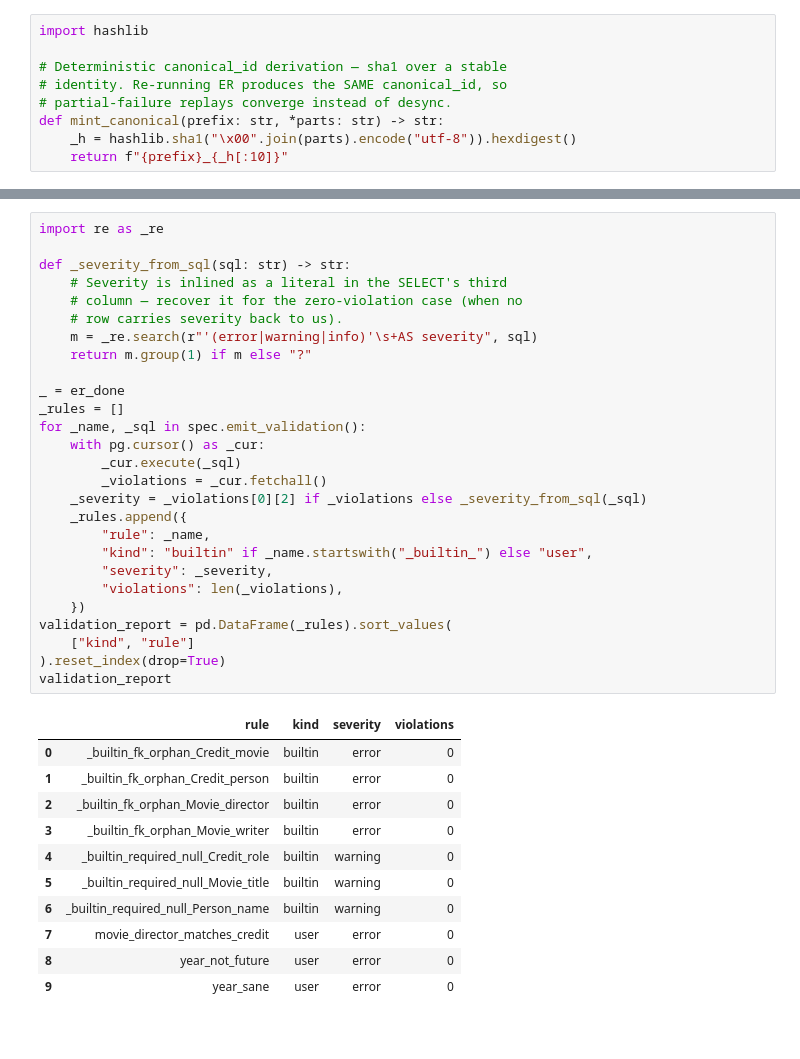
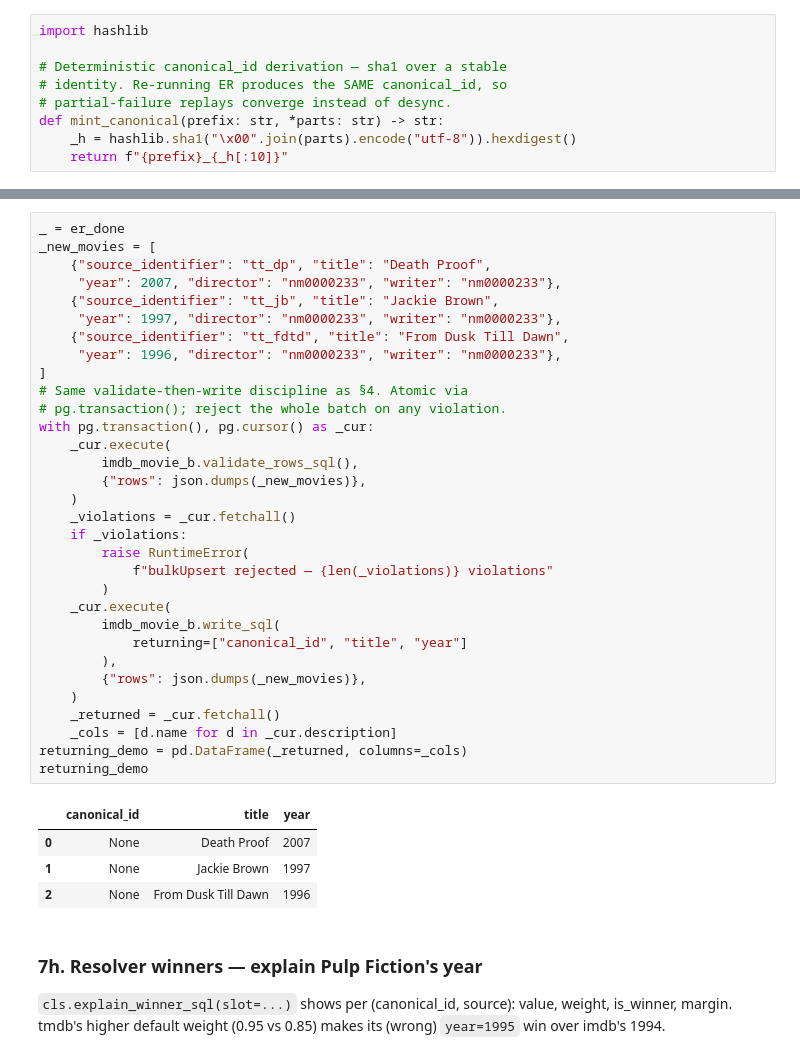
Before and after one commit to CircArgs/knot, a Jupyter notebook: notebooks/06_end_to_end.ipynb, the cells around one changed output, grey strips where cells are left out. Cells and saved outputs as stored; diff of their text form; blank space fills up the shorter version.

```diff
--- a/notebooks/06_end_to_end.ipynb
+++ b/notebooks/06_end_to_end.ipynb
@@ -859,39 +899,44 @@ and violation count after the clean ingest + ER above.
 # %%
-import re as _re
-
-def _severity_from_sql(sql: str) -> str:
-    # Severity is inlined as a literal in the SELECT's third
-    # column — recover it for the zero-violation case (when no
-    # row carries severity back to us).
-    m = _re.search(r"'(error|warning|info)'\s+AS severity", sql)
-    return m.group(1) if m else "?"
-
 _ = er_done
-_rules = []
-for _name, _sql in spec.emit_validation():
-    with pg.cursor() as _cur:
-        _cur.execute(_sql)
-        _violations = _cur.fetchall()
-    _severity = _violations[0][2] if _violations else _severity_from_sql(_sql)
-    _rules.append({
-        "rule": _name,
-        "kind": "builtin" if _name.startswith("_builtin_") else "user",
-        "severity": _severity,
-        "violations": len(_violations),
-    })
-validation_report = pd.DataFrame(_rules).sort_values(
-    ["kind", "rule"]
-).reset_index(drop=True)
-validation_report
+_new_movies = [
+    {"source_identifier": "tt_dp", "title": "Death Proof",
+     "year": 2007, "director": "nm0000233", "writer": "nm0000233"},
+    {"source_identifier": "tt_jb", "title": "Jackie Brown",
+     "year": 1997, "director": "nm0000233", "writer": "nm0000233"},
+    {"source_identifier": "tt_fdtd", "title": "From Dusk Till Dawn",
+     "year": 1996, "director": "nm0000233", "writer": "nm0000233"},
+]
+# Same validate-then-write discipline as §4. Atomic via
+# pg.transaction(); reject the whole batch on any violation.
+with pg.transaction(), pg.cursor() as _cur:
+    _cur.execute(
+        imdb_movie_b.validate_rows_sql(),
+        {"rows": json.dumps(_new_movies)},
+    )
+    _violations = _cur.fetchall()
+    if _violations:
+        raise RuntimeError(
+            f"bulkUpsert rejected — {len(_violations)} violations"
+        )
+    _cur.execute(
+        imdb_movie_b.write_sql(
+            returning=["canonical_id", "title", "year"]
+        ),
+        {"rows": json.dumps(_new_movies)},
+    )
+    _returned = _cur.fetchall()
+    _cols = [d.name for d in _cur.description]
+returning_demo = pd.DataFrame(_returned, columns=_cols)
+returning_demo
 # %% [output]
-|  | rule | kind | severity | violations |
-| 0 | _builtin_fk_orphan_Credit_movie | builtin | error | 0 |
-| 1 | _builtin_fk_orphan_Credit_person | builtin | error | 0 |
-| 2 | _builtin_fk_orphan_Movie_director | builtin | error | 0 |
-| 3 | _builtin_fk_orphan_Movie_writer | builtin | error | 0 |
-| 4 | _builtin_required_null_Credit_role | builtin | warning | 0 |
-| 5 | _builtin_required_null_Movie_title | builtin | warning | 0 |
-| 6 | _builtin_required_null_Person_name | builtin | warning | 0 |
-| 7 | movie_director_matches_credit | user | error | 0 |
-| 8 | year_not_future | user | error | 0 |
-| 9 | year_sane | user | error | 0 |
+|  | canonical_id | title | year |
+| 0 | None | Death Proof | 2007 |
+| 1 | None | Jackie Brown | 1997 |
+| 2 | None | From Dusk Till Dawn | 1996 |
+# %% [markdown]
+### 7h. Resolver winners — explain Pulp Fiction's year
+
+`cls.explain_winner_sql(slot=...)` shows per (canonical_id,
+source): value, weight, is_winner, margin. tmdb's higher
+default weight (0.95 vs 0.85) makes its (wrong) `year=1995`
+win over imdb's 1994.
```
Also changed, not shown: parts of 39 cells of this notebook, 2 other files.
